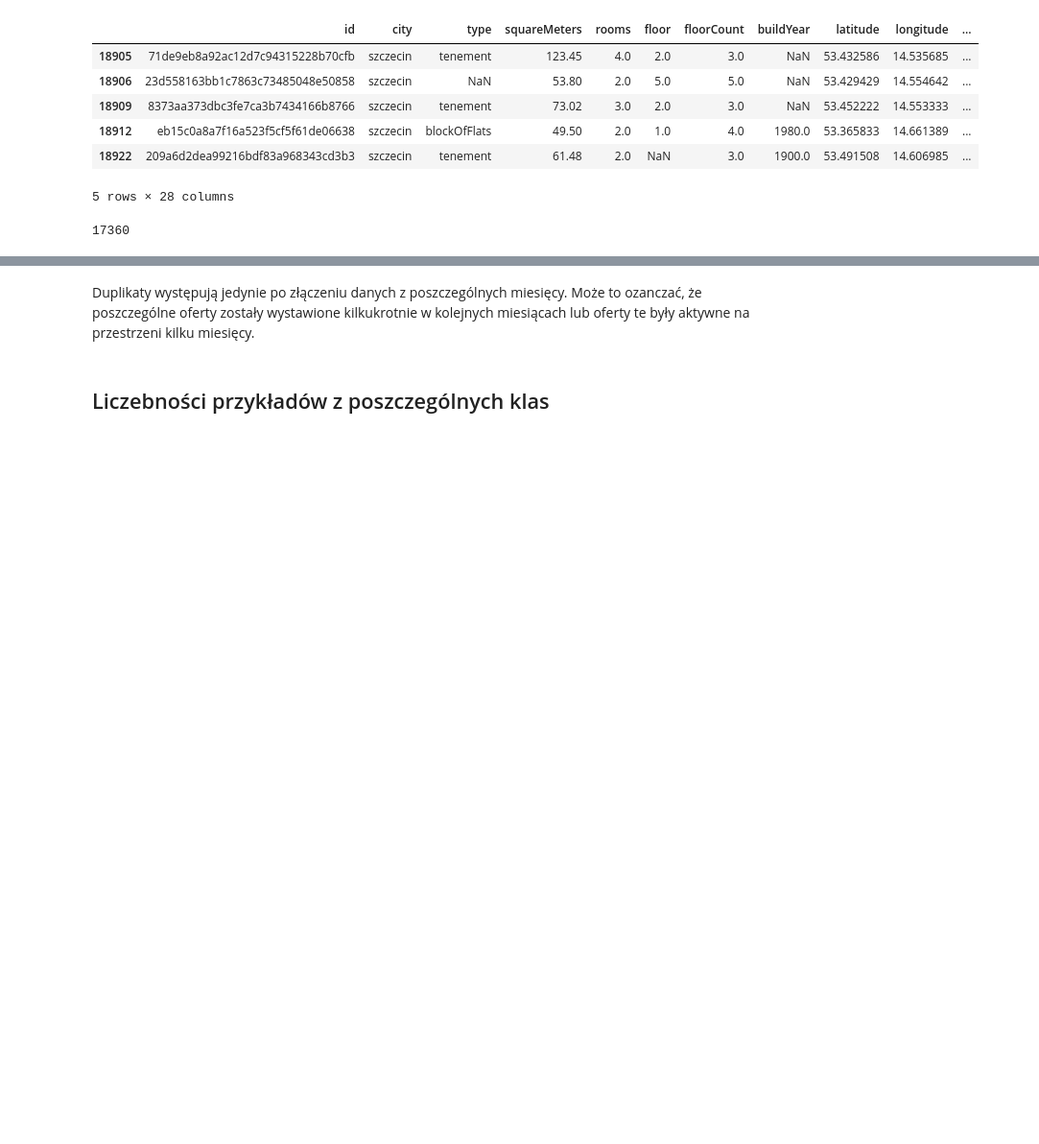
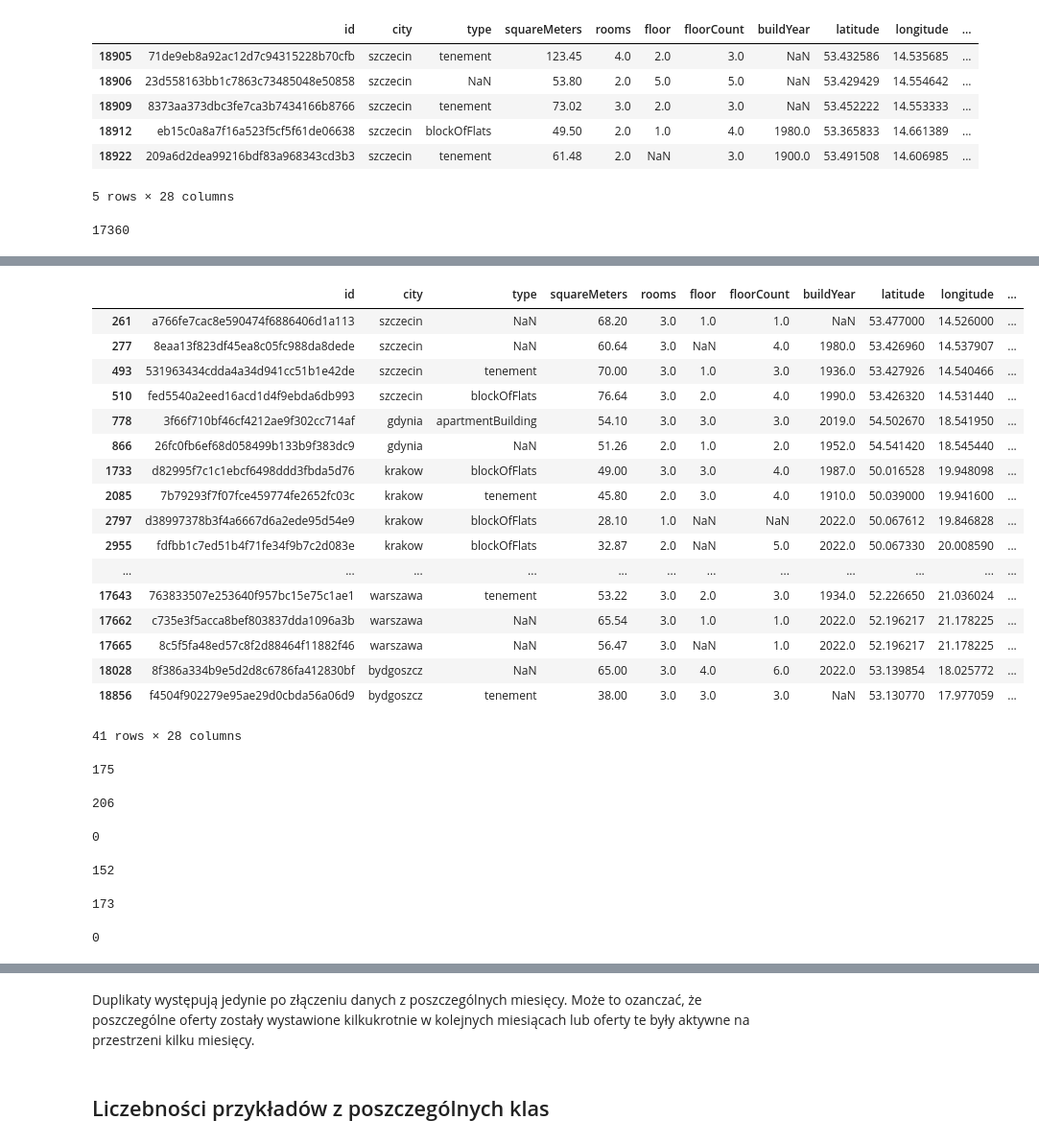
Before and after one commit to Roger1121/FlatAI, a Jupyter notebook: DataAnalysis.ipynb, the cells around one changed output, grey strips where cells are left out. Shown at 96% size. Cells and saved outputs as stored; diff of their text form; code cells hidden in the pictures; blank space fills up the shorter version.

Commit message:
Add duplicate analysis with excluded id/classification

```diff
--- a/DataAnalysis.ipynb
+++ b/DataAnalysis.ipynb
@@ -399,3 +418,6 @@ duplicates_ALL.head()
 len(duplicates_ALL)
 # %% [output]
 17360
+# %%
+aug_test = data_AUG.drop(columns=["id"])
+len(aug_test.loc[aug_test.duplicated()])
@@ -401,0 +426,3 @@ len(duplicates_ALL)
+# %%
+aug_test2 = data_AUG.drop(columns=["id", "price"])
+len(aug_test2.loc[aug_test2.duplicated()])
@@ -401,0 +468,53 @@ len(duplicates_ALL)
+# %%
+id_list = data_AUG.loc[aug_test.duplicated()].index.values.tolist()
+# %%
+data_AUG.loc[aug_test2.duplicated()].drop(index=id_list)
+# %% [output]
+|  | id | city | type | squareMeters | rooms | floor | floorCount | buildYear | latitude | longitude | ... |
+| 261 | a766fe7cac8e590474f6886406d1a113 | szczecin | NaN | 68.20 | 3.0 | 1.0 | 1.0 | NaN | 53.477000 | 14.526000 | ... |
+| 277 | 8eaa13f823df45ea8c05fc988da8dede | szczecin | NaN | 60.64 | 3.0 | NaN | 4.0 | 1980.0 | 53.426960 | 14.537907 | ... |
+| 493 | 531963434cdda4a34d941cc51b1e42de | szczecin | tenement | 70.00 | 3.0 | 1.0 | 3.0 | 1936.0 | 53.427926 | 14.540466 | ... |
+| 510 | fed5540a2eed16acd1d4f9ebda6db993 | szczecin | blockOfFlats | 76.64 | 3.0 | 2.0 | 4.0 | 1990.0 | 53.426320 | 14.531440 | ... |
+| 778 | 3f66f710bf46cf4212ae9f302cc714af | gdynia | apartmentBuilding | 54.10 | 3.0 | 3.0 | 3.0 | 2019.0 | 54.502670 | 18.541950 | ... |
+| 866 | 26fc0fb6ef68d058499b133b9f383dc9 | gdynia | NaN | 51.26 | 2.0 | 1.0 | 2.0 | 1952.0 | 54.541420 | 18.545440 | ... |
+| 1733 | d82995f7c1c1ebcf6498ddd3fbda5d76 | krakow | blockOfFlats | 49.00 | 3.0 | 3.0 | 4.0 | 1987.0 | 50.016528 | 19.948098 | ... |
+| 2085 | 7b79293f7f07fce459774fe2652fc03c | krakow | tenement | 45.80 | 2.0 | 3.0 | 4.0 | 1910.0 | 50.039000 | 19.941600 | ... |
+| 2797 | d38997378b3f4a6667d6a2ede95d54e9 | krakow | blockOfFlats | 28.10 | 1.0 | NaN | NaN | 2022.0 | 50.067612 | 19.846828 | ... |
+| 2955 | fdfbb1c7ed51b4f71fe34f9b7c2d083e | krakow | blockOfFlats | 32.87 | 2.0 | NaN | 5.0 | 2022.0 | 50.067330 | 20.008590 | ... |
+| ... | ... | ... | ... | ... | ... | ... | ... | ... | ... | ... | ... |
+| 17643 | 763833507e253640f957bc15e75c1ae1 | warszawa | tenement | 53.22 | 3.0 | 2.0 | 3.0 | 1934.0 | 52.226650 | 21.036024 | ... |
+| 17662 | c735e3f5acca8bef803837dda1096a3b | warszawa | NaN | 65.54 | 3.0 | 1.0 | 1.0 | 2022.0 | 52.196217 | 21.178225 | ... |
+| 17665 | 8c5f5fa48ed57c8f2d88464f11882f46 | warszawa | NaN | 56.47 | 3.0 | NaN | 1.0 | 2022.0 | 52.196217 | 21.178225 | ... |
+| 18028 | 8f386a334b9e5d2d8c6786fa412830bf | bydgoszcz | NaN | 65.00 | 3.0 | 4.0 | 6.0 | 2022.0 | 53.139854 | 18.025772 | ... |
+| 18856 | f4504f902279e95ae29d0cbda56a06d9 | bydgoszcz | tenement | 38.00 | 3.0 | 3.0 | 3.0 | NaN | 53.130770 | 17.977059 | ... |
+41 rows × 28 columns
+# %%
+sep_test = data_SEP.drop(columns=["id"])
+len(sep_test.loc[sep_test.duplicated()])
+# %% [output]
+175
+# %%
+sep_test2 = data_SEP.drop(columns=["id", "price"])
+len(sep_test2.loc[sep_test2.duplicated()])
+# %% [output]
+206
+# %%
+sep_test3 = data_SEP.drop(columns=["price"])
+len(sep_test3.loc[sep_test3.duplicated()])
+# %% [output]
+0
+# %%
+oct_test = data_OCT.drop(columns=["id"])
+len(oct_test.loc[oct_test.duplicated()])
+# %% [output]
+152
+# %%
+oct_test2 = data_OCT.drop(columns=["id", "price"])
+len(oct_test2.loc[oct_test2.duplicated()])
+# %% [output]
+173
+# %%
+oct_test3 = data_OCT.drop(columns=["price"])
+len(oct_test3.loc[oct_test3.duplicated()])
+# %% [output]
+0
```
Also changed, not shown: parts of 18 cells of this notebook.
